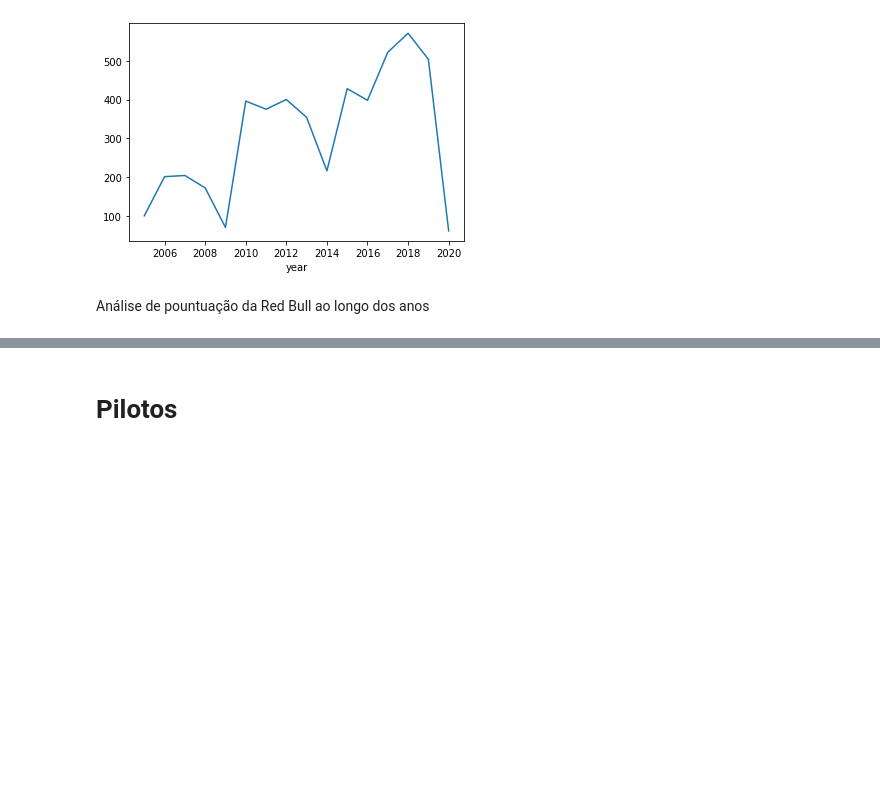
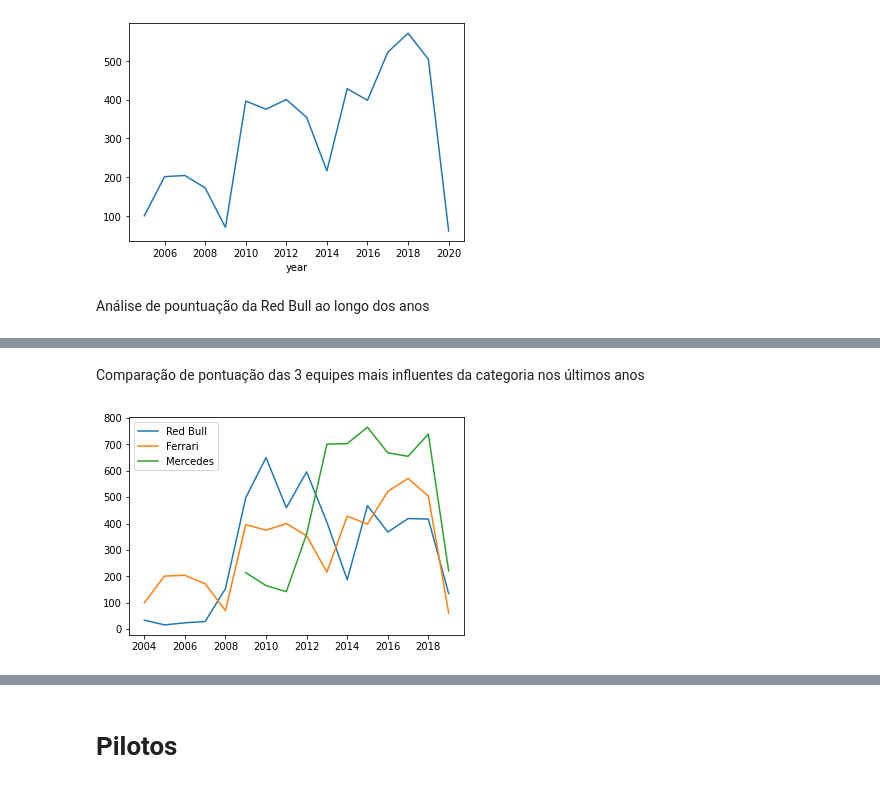
Before and after one commit to cdbm/F1DataAnalysis, a Jupyter notebook: data.ipynb, the cells around one changed output, grey strips where cells are left out. Saved outputs shown, nothing was run; the diff lists cells and outputs as text; code cells hidden in the pictures; blank space fills up the shorter version.

```diff
--- a/data.ipynb
+++ b/data.ipynb
@@ -232,0 +289,10 @@ See the caveats in the documentation: https://pandas.pydata.org/pandas-docs/stab
+# %% [markdown]
+Comparação de pontuação das 3 equipes mais influentes da categoria nos últimos anos
+# %%
+plt.plot(np.arange(2004, 2020,1) ,rbr_by_year, label="Red Bull")
+plt.plot(np.arange(2004, 2020,1),ferrari_from_2005, label="Ferrari")
+plt.plot(np.arange(2009, 2020, 1), mercedes_by_year, label="Mercedes")
+plt.legend()
+plt.show()
+# %% [output]
+[figure, added]
```
Also changed, not shown: parts of 46 cells of this notebook.
